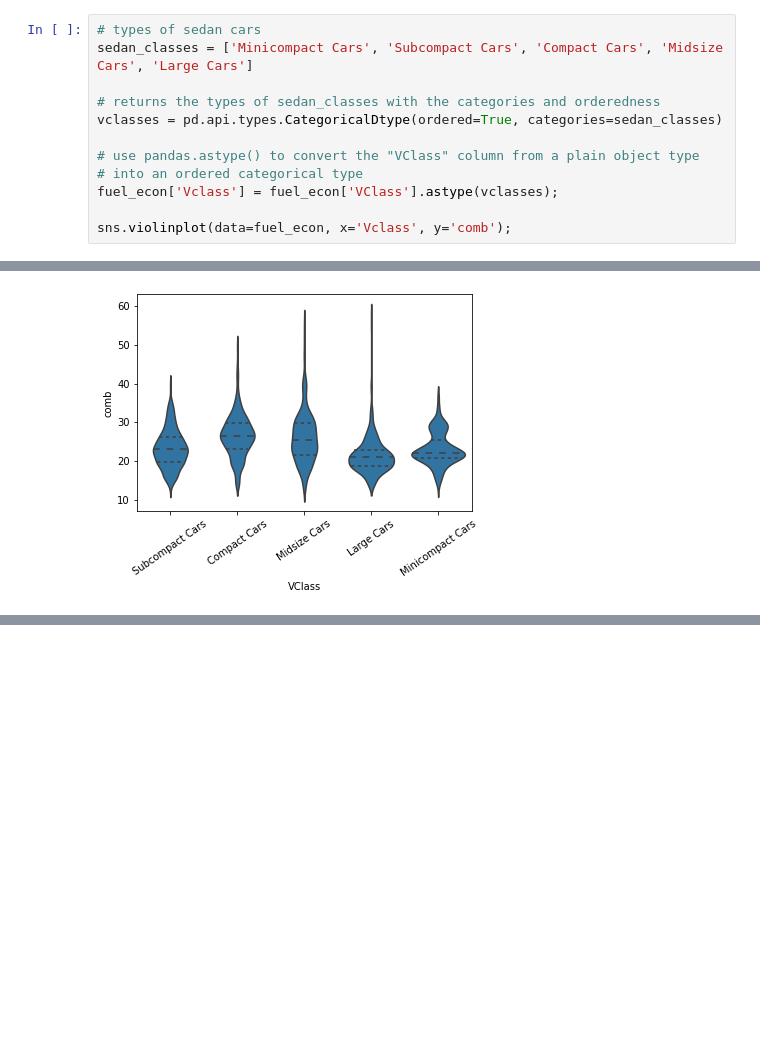
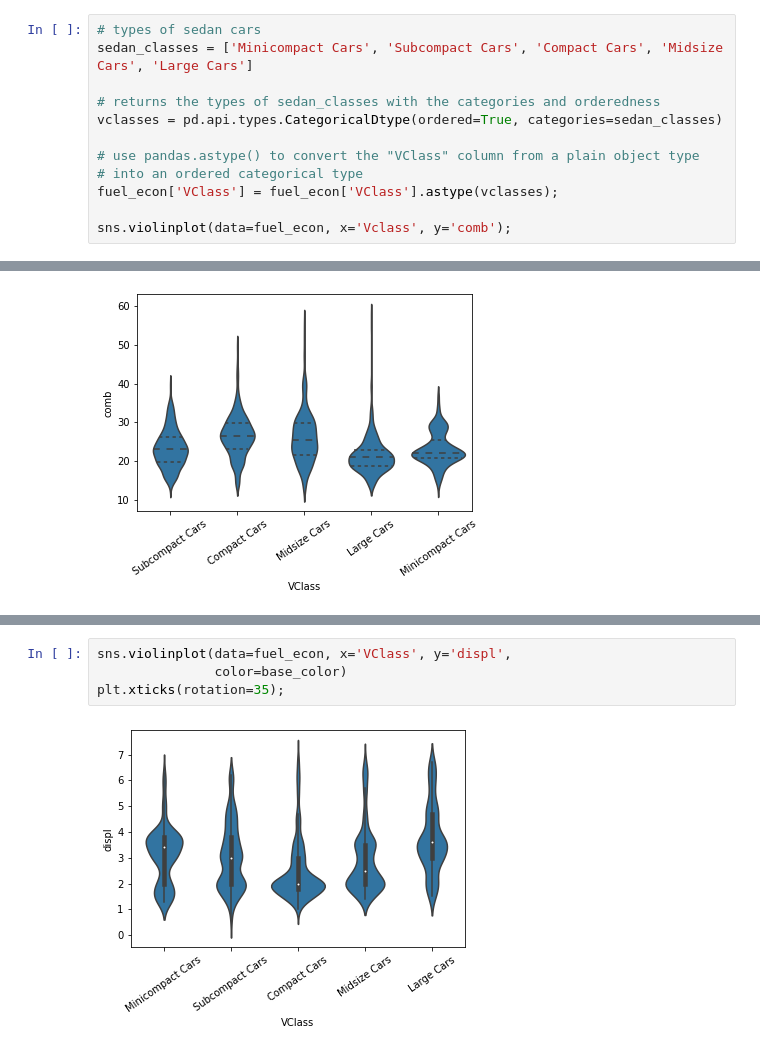
Before and after one commit to EsosaOrumwese/ALX-T-Nanodegree, a Jupyter notebook: Data Analytics/3. Data Visualization/Practice Notebook.ipynb, the cells around one changed output, grey strips where cells are left out. Cells and saved outputs as stored; diff of their text form; blank space fills up the shorter version.

```diff
--- a/Data Analytics/3. Data Visualization/Practice Notebook.ipynb
+++ b/Data Analytics/3. Data Visualization/Practice Notebook.ipynb
@@ -765,7 +765,7 @@ vclasses = pd.api.types.CategoricalDtype(ordered=True, categories=sedan_classes)
 
 # use pandas.astype() to convert the "VClass" column from a plain object type
 # into an ordered categorical type
-fuel_econ['Vclass'] = fuel_econ['VClass'].astype(vclasses);
+fuel_econ['VClass'] = fuel_econ['VClass'].astype(vclasses);
 
 sns.violinplot(data=fuel_econ, x='Vclass', y='comb');
 # %% [output]
@@ -831,0 +837,6 @@ plt.xticks(rotation=35);
+# %%
+sns.violinplot(data=fuel_econ, x='VClass', y='displ',
+               color=base_color)
+plt.xticks(rotation=35);
+# %% [output]
+[figure, added]
```
Also changed, not shown: parts of 23 cells of this notebook.
